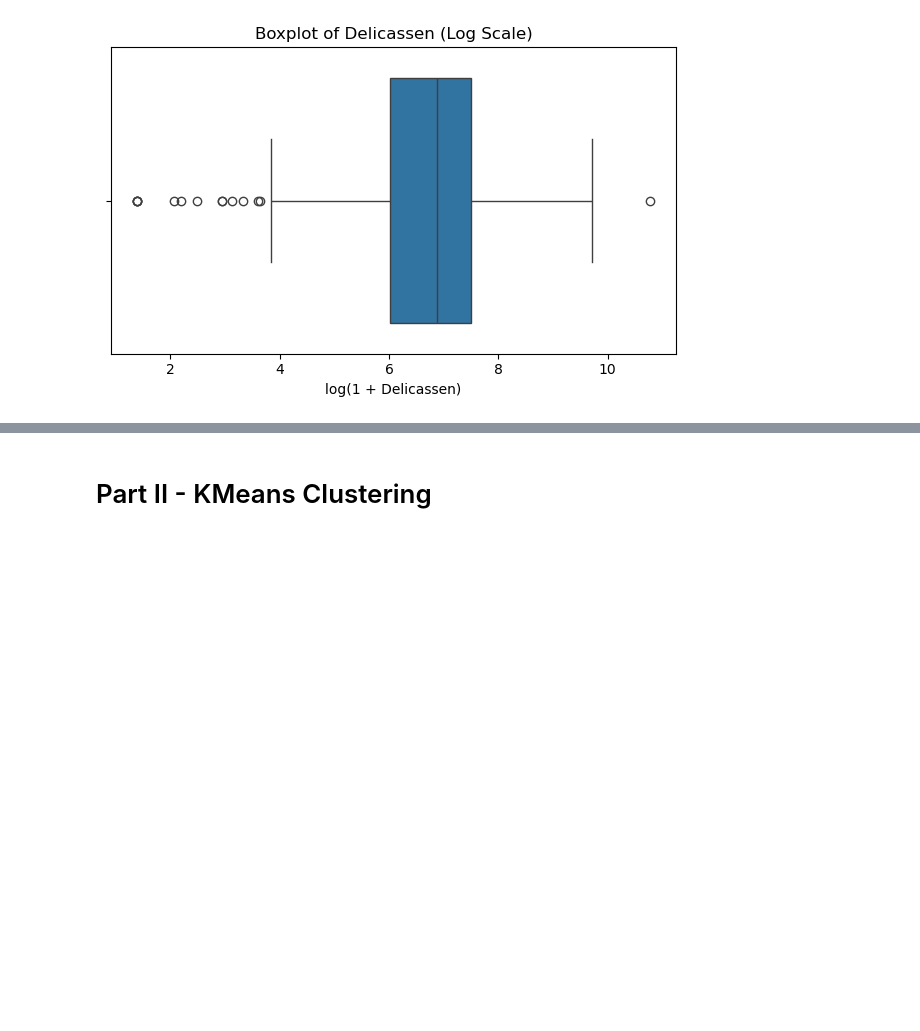
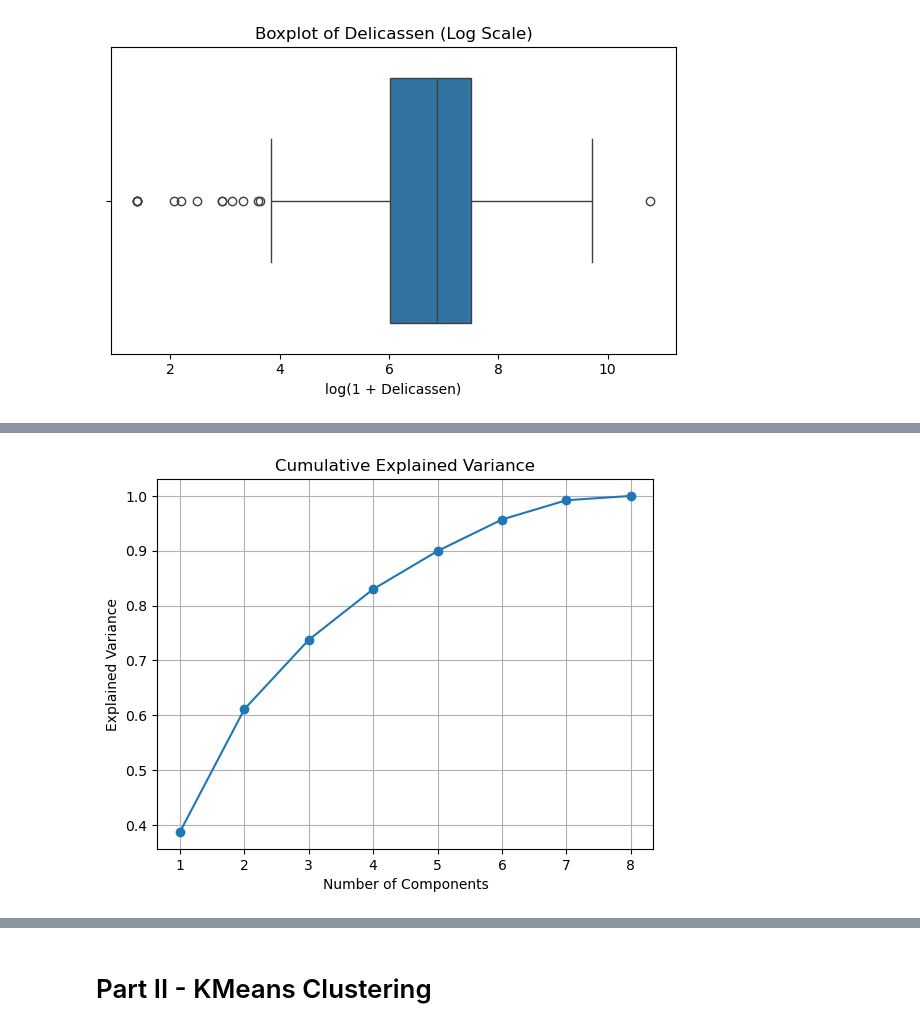
Before and after one commit to alocken/ML-Project-Unsupervised-Learning, a Jupyter notebook: Unsupervised Learning - Project.ipynb, the cells around one changed output, grey strips where cells are left out. Drawn from its saved outputs; the diff is of its cells as text; code cells hidden in the pictures; blank space fills up the shorter version.

```diff
--- a/Unsupervised Learning - Project.ipynb
+++ b/Unsupervised Learning - Project.ipynb
@@ -238,2 +270,7 @@ for col in numeric_cols:
 # %%
-#Data Transformation
+#Data Transformation - perform standardization in preparation for data use in KMeans Clustering and PCA
+from sklearn.preprocessing import StandardScaler
+
+scaler = StandardScaler()
+scaled_data = scaler.fit_transform(df.select_dtypes(include='number'))
+df_scaled = pd.DataFrame(scaled_data, columns=df.select_dtypes(include='number').columns)
@@ -240,2 +286,20 @@ for col in numeric_cols:
 # %%
-#Feature Selection
+#Feature Selection - PCA
+from sklearn.decomposition import PCA
+
+pca = PCA()
+pca.fit(df_scaled)
+
+#variance per component
+explained_variance = pca.explained_variance_ratio_
+
+#number of components
+import matplotlib.pyplot as plt
+plt.plot(range(1, len(explained_variance)+1), explained_variance.cumsum(), marker='o')
+plt.title('Cumulative Explained Variance')
+plt.xlabel('Number of Components')
+plt.ylabel('Explained Variance')
+plt.grid(True)
+plt.show()
+# %% [output]
+[figure, added]
```
Also changed, not shown: parts of 8 cells of this notebook.
